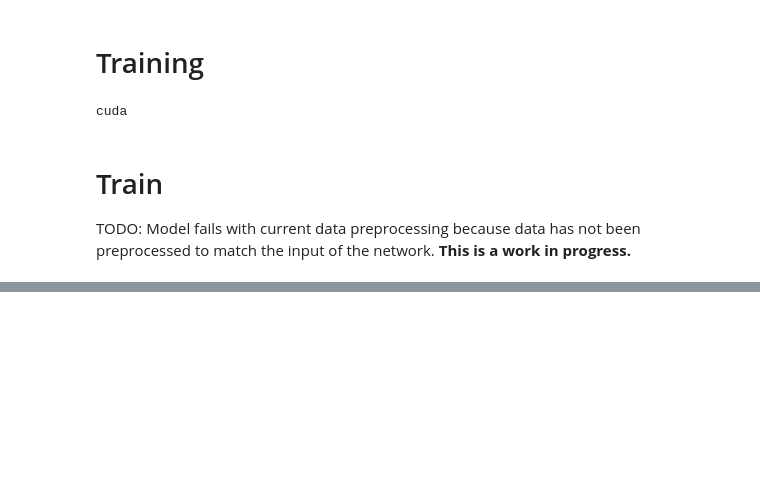
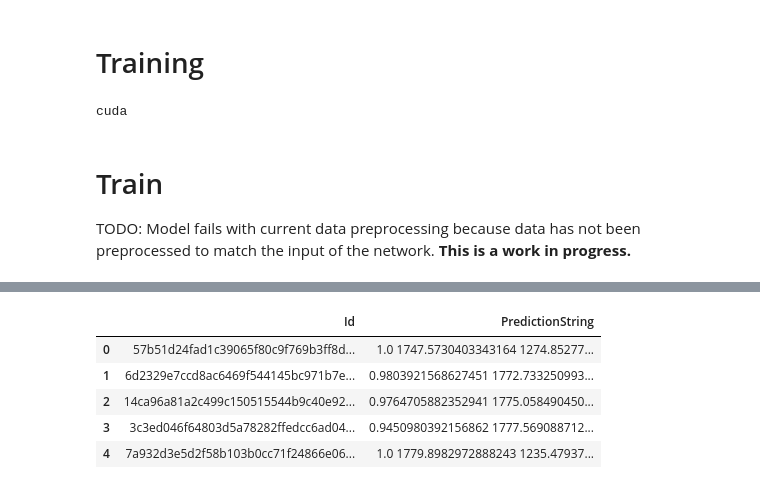
Before and after one commit to shih61/deep-learnging-3d-object-dectation, a Jupyter notebook: PSPNet_ResNet.ipynb, the cells around one changed output, grey strips where cells are left out. Saved outputs shown, nothing was run; the diff lists cells and outputs as text; code cells hidden in the pictures; blank space fills up the shorter version.

```diff
--- a/PSPNet_ResNet.ipynb
+++ b/PSPNet_ResNet.ipynb
@@ -847,0 +1444,18 @@ plt.plot(losses)
+# %%
+sub = {}
+for i in tqdm_notebook(range(len(pred_box3ds))):
+    yaw = 2*np.arccos(pred_box3ds[i].rotation[0]);
+    pred =  str(pred_box3ds[i].score/255) + ' ' + str(pred_box3ds[i].center_x)  + ' '  + \
+    str(pred_box3ds[i].center_y) + ' '  + str(pred_box3ds[i].center_z) + ' '  + \
+    str(pred_box3ds[i].width) + ' ' \
+    + str(pred_box3ds[i].length) + ' '  + str(pred_box3ds[i].height) + ' ' + str(yaw) + ' ' \
+    + str(pred_box3ds[i].name) + ' '
+
+    if pred_box3ds[i].sample_token in sub.keys():
+        sub[pred_box3ds[i].sample_token] += pred
+    else:
+        sub[pred_box3ds[i].sample_token] = pred
+
+sample_sub = pd.read_csv('/home/ys3152/sample_submission.csv')
+for token in set(sample_sub.Id.values).difference(sub.keys()):
+    sub[token] = ''
@@ -847,0 +1464,11 @@ plt.plot(losses)
+# %%
+sub = pd.DataFrame(list(sub.items()))
+sub.columns = sample_sub.columns
+sub.head()
+# %% [output]
+|  | Id | PredictionString |
+| 0 | 57b51d24fad1c39065f80c9f769b3ff8d... | 1.0 1747.5730403343164 1274.85277... |
+| 1 | 6d2329e7ccd8ac6469f544145bc971b7e... | 0.9803921568627451 1772.733250993... |
+| 2 | 14ca96a81a2c499c150515544b9c40e92... | 0.9764705882352941 1775.058490450... |
+| 3 | 3c3ed046f64803d5a78282ffedcc6ad04... | 0.9450980392156862 1777.569088712... |
+| 4 | 7a932d3e5d2f58b103b0cc71f24866e06... | 1.0 1779.8982972888243 1235.47937... |
```
Also changed, not shown: parts of 28 cells of this notebook, 2 other files.
